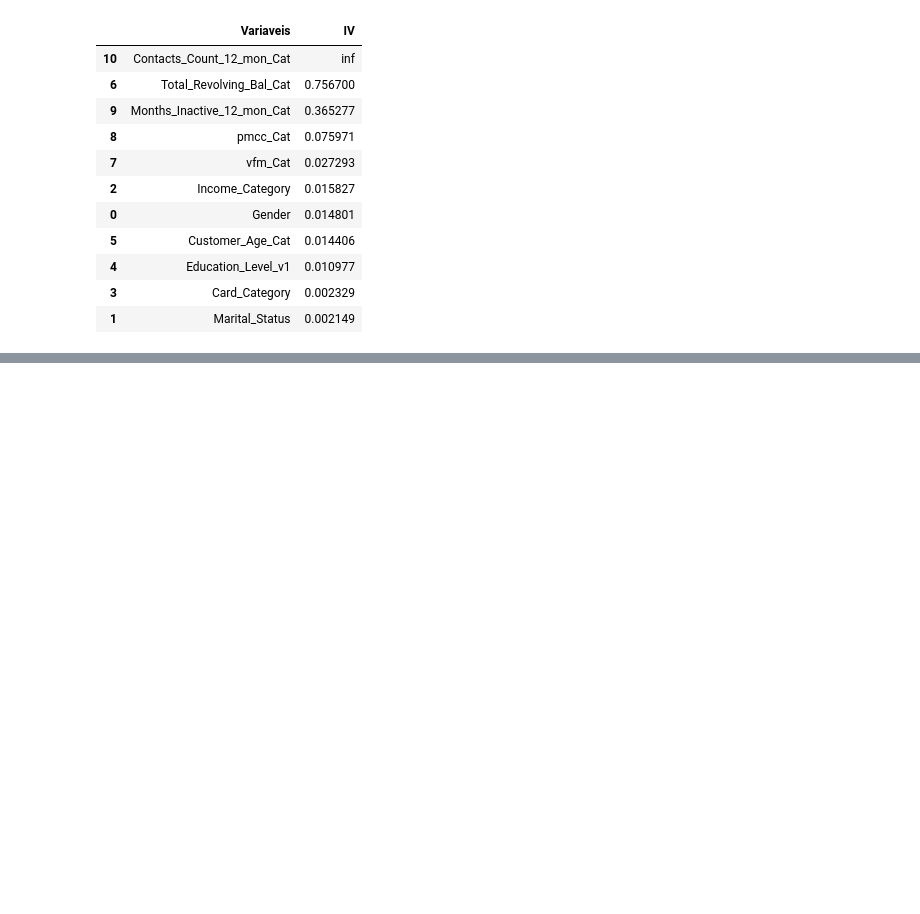
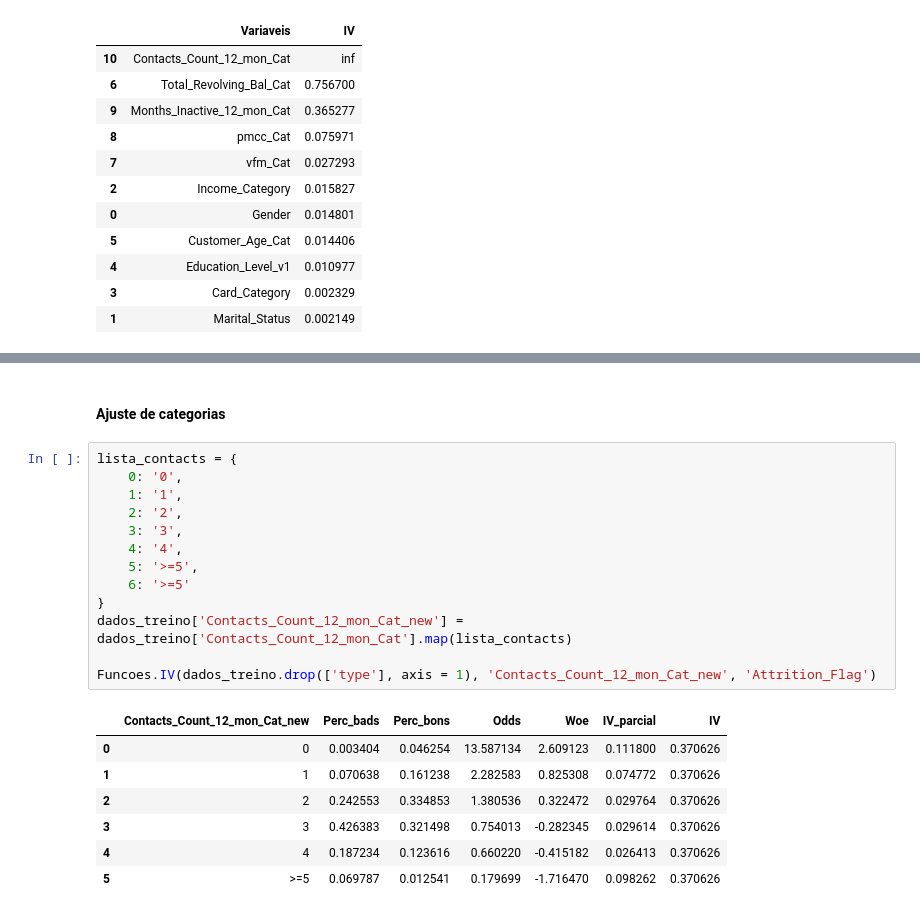
Before and after one commit to HugoCalegari/Estudo_Cartao_Credito, a Jupyter notebook: vCartao_Credito/1.Variaveis/0.Preprocessamento.ipynb, the cells around one changed output, grey strips where cells are left out. Drawn from its saved outputs; the diff is of its cells as text; blank space fills up the shorter version.

```diff
--- a/vCartao_Credito/1.Variaveis/0.Preprocessamento.ipynb
+++ b/vCartao_Credito/1.Variaveis/0.Preprocessamento.ipynb
@@ -203,0 +279,23 @@ Funcoes.IV_lista_variaveis(dados_treino.drop(['type'], axis = 1), 'Attrition_Fla
+# %% [markdown]
+#### Ajuste de categorias
+# %%
+lista_contacts = {
+    0: '0',
+    1: '1',
+    2: '2',
+    3: '3',
+    4: '4',
+    5: '>=5',
+    6: '>=5'
+}
+dados_treino['Contacts_Count_12_mon_Cat_new'] = dados_treino['Contacts_Count_12_mon_Cat'].map(lista_contacts)
+
+Funcoes.IV(dados_treino.drop(['type'], axis = 1), 'Contacts_Count_12_mon_Cat_new', 'Attrition_Flag')
+# %% [output]
+|  | Contacts_Count_12_mon_Cat_new | Perc_bads | Perc_bons | Odds | Woe | IV_parcial | IV |
+| 0 | 0 | 0.003404 | 0.046254 | 13.587134 | 2.609123 | 0.111800 | 0.370626 |
+| 1 | 1 | 0.070638 | 0.161238 | 2.282583 | 0.825308 | 0.074772 | 0.370626 |
+| 2 | 2 | 0.242553 | 0.334853 | 1.380536 | 0.322472 | 0.029764 | 0.370626 |
+| 3 | 3 | 0.426383 | 0.321498 | 0.754013 | -0.282345 | 0.029614 | 0.370626 |
+| 4 | 4 | 0.187234 | 0.123616 | 0.660220 | -0.415182 | 0.026413 | 0.370626 |
+| 5 | >=5 | 0.069787 | 0.012541 | 0.179699 | -1.716470 | 0.098262 | 0.370626 |
```
Also changed, not shown: parts of 22 cells of this notebook.
